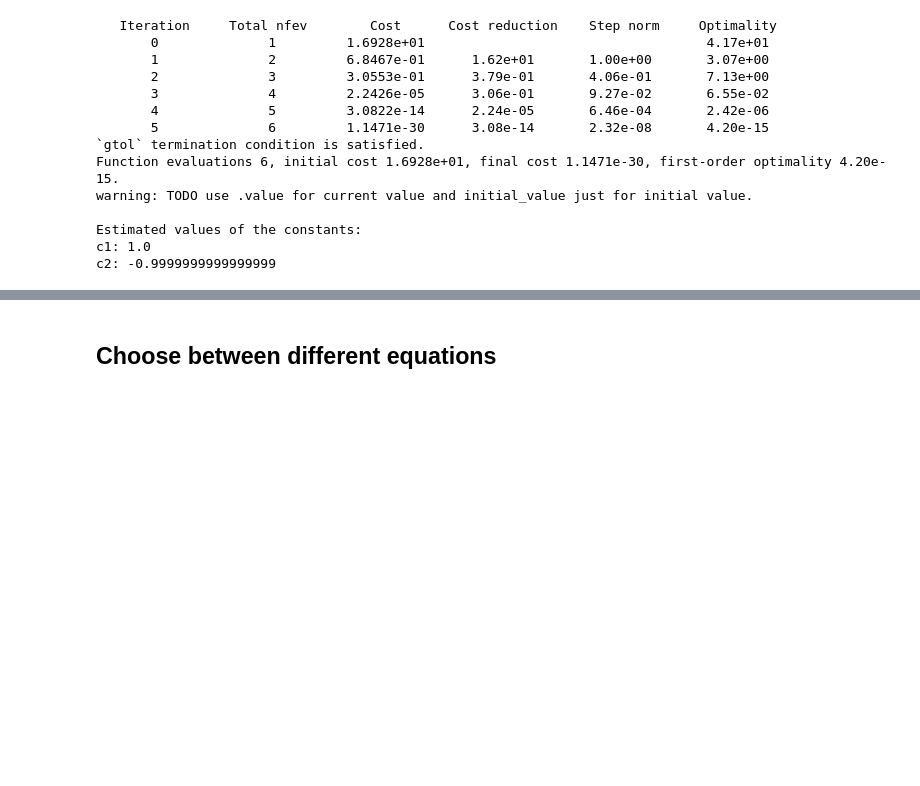
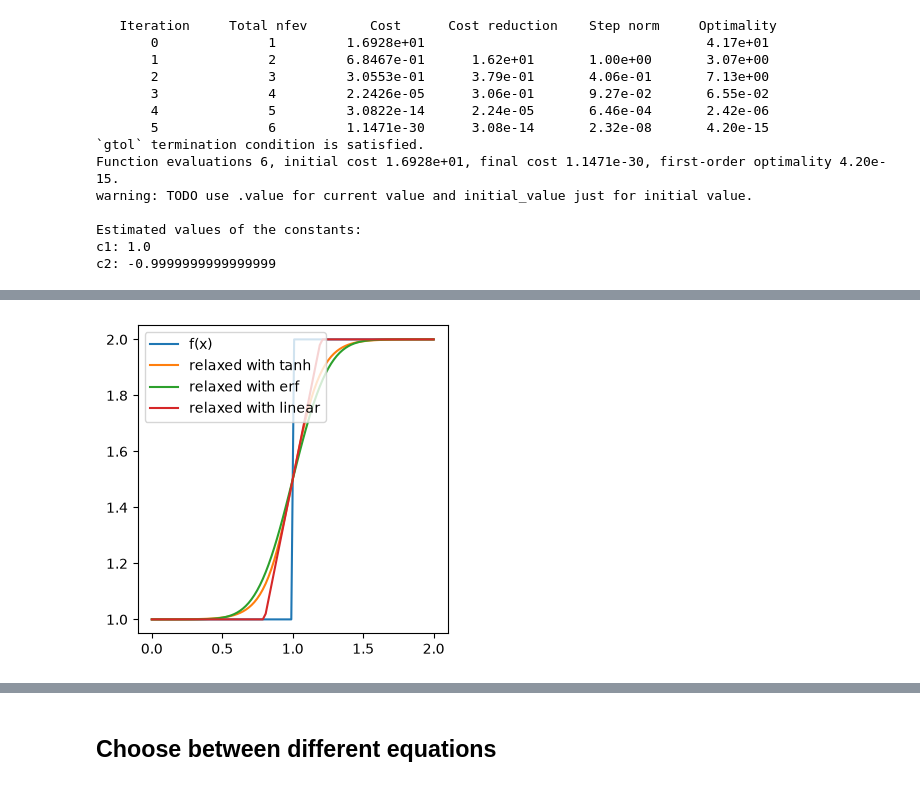
Before and after one commit to urhprimozic/PyBM, a Jupyter notebook: presentation.ipynb, the cells around one changed output, grey strips where cells are left out. Saved outputs shown, nothing was run; the diff lists cells and outputs as text; code cells hidden in the pictures; blank space fills up the shorter version.

```diff
--- a/presentation.ipynb
+++ b/presentation.ipynb
@@ -510,0 +548,26 @@ from pybm.conditional import RelaxedIfElse
+# %%
+from pybm.conditional import RelaxedIfElse
+
+eps = 0.2
+def rf_tanh(x):
+    return RelaxedIfElse(eps=eps).If(x-1,a).Else(b)
+
+def rf_erf(x):
+    return RelaxedIfElse(eps=eps, method="erf").If(x-1,a).Else(b)
+
+def rf_linear(x):
+    return RelaxedIfElse(eps=eps, method="linear").If(x-1,a).Else(b)
+
+rfs_tanh = [rf_tanh(t) for t in ts]
+rfs_erf = [rf_erf(t) for t in ts]
+rfs_linear = [rf_linear(t) for t in ts]
+
+plt.figure(figsize=(4, 4))
+plt.plot(ts, fs, label="f(x)")
+plt.plot(ts, rfs_tanh, label="relaxed with tanh")
+plt.plot(ts, rfs_erf, label="relaxed with erf")
+plt.plot(ts, rfs_linear, label="relaxed with linear")
+plt.legend(loc="upper left")
+plt.show()
+# %% [output]
+[figure, added]
```
Also changed, not shown: parts of 7 cells of this notebook, 2 other files.
